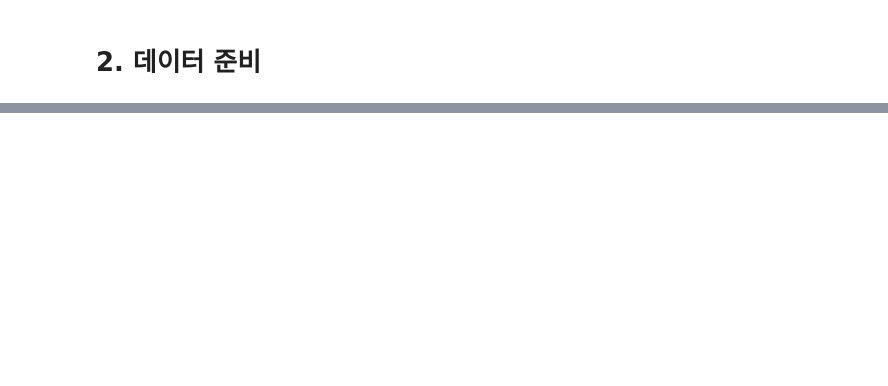
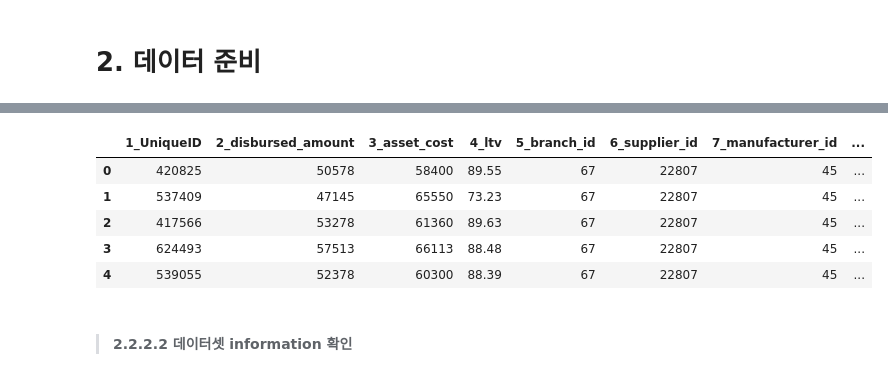
Before and after one commit to countifs/kaggle, a Jupyter notebook: L&T_Vehicle_Loan_Default_Prediction.ipynb, the cells around one changed output, grey strips where cells are left out. Cells and saved outputs as stored; diff of their text form; code cells hidden in the pictures; blank space fills up the shorter version.

```diff
--- a/L&T_Vehicle_Loan_Default_Prediction.ipynb
+++ b/L&T_Vehicle_Loan_Default_Prediction.ipynb
@@ -77,0 +236,11 @@ b
+# %%
+train_df.head()
+# %% [output]
+|  | 1_UniqueID | 2_disbursed_amount | 3_asset_cost | 4_ltv | 5_branch_id | 6_supplier_id | 7_manufacturer_id | ... |
+| 0 | 420825 | 50578 | 58400 | 89.55 | 67 | 22807 | 45 | ... |
+| 1 | 537409 | 47145 | 65550 | 73.23 | 67 | 22807 | 45 | ... |
+| 2 | 417566 | 53278 | 61360 | 89.63 | 67 | 22807 | 45 | ... |
+| 3 | 624493 | 57513 | 66113 | 88.48 | 67 | 22807 | 45 | ... |
+| 4 | 539055 | 52378 | 60300 | 88.39 | 67 | 22807 | 45 | ... |
+# %% [markdown]
+ > #### **2.2.2.2 데이터셋 information 확인**
```
Also changed, not shown: parts of 36 cells of this notebook.
